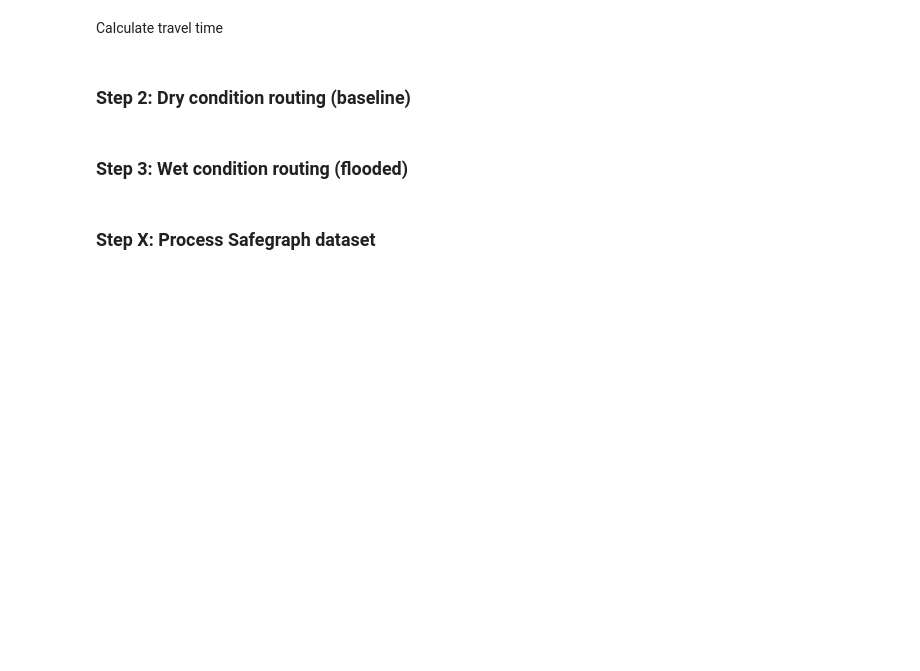
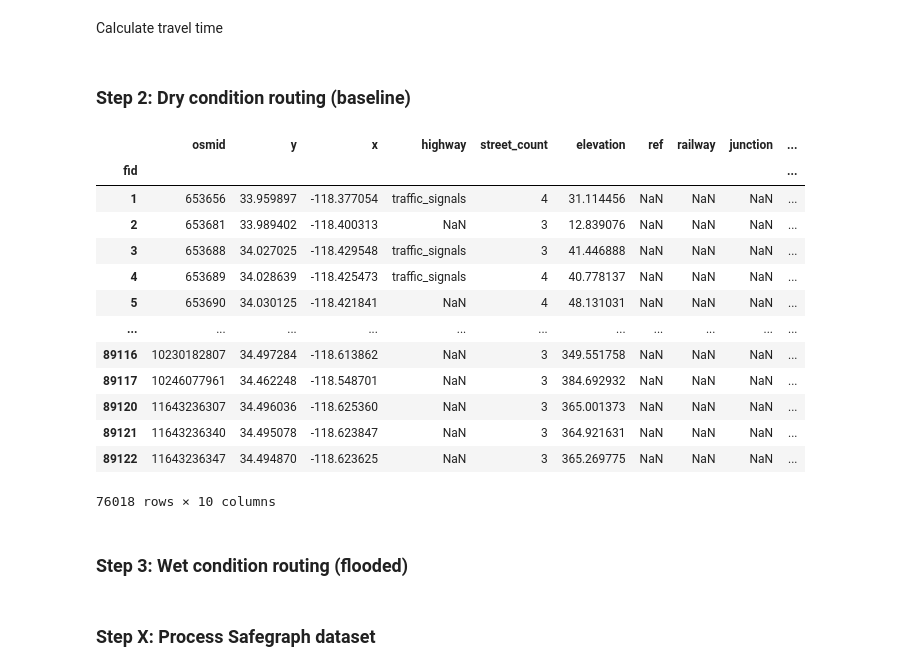
Before and after one commit to jesuslovesyiyi/Global-road-network-resilience, a Jupyter notebook: analysis/05_Validation.ipynb, the cells around one changed output. Cells and saved outputs as stored; diff of their text form; code cells hidden in the pictures; blank space fills up the shorter version.

```diff
--- a/analysis/05_Validation.ipynb
+++ b/analysis/05_Validation.ipynb
@@ -876,6 +876,23 @@ with open(home_dir + '/LA_validation/LA_lite_elev_flood_speed_time.pk', 'wb') as
 # %%
 # Load network/graph with edge speed and travel time
 LA_graph = pickle.load(open(home_dir + '/LA_validation/LA_lite_elev_flood_speed_time.pk', 'rb'))
+# %%
+node_pop_prob
+# %% [output]
+|  | osmid | y | x | highway | street_count | elevation | ref | railway | junction | ... |
+| fid |  |  |  |  |  |  |  |  |  | ... |
+| 1 | 653656 | 33.959897 | -118.377054 | traffic_signals | 4 | 31.114456 | NaN | NaN | NaN | ... |
+| 2 | 653681 | 33.989402 | -118.400313 | NaN | 3 | 12.839076 | NaN | NaN | NaN | ... |
+| 3 | 653688 | 34.027025 | -118.429548 | traffic_signals | 3 | 41.446888 | NaN | NaN | NaN | ... |
+| 4 | 653689 | 34.028639 | -118.425473 | traffic_signals | 4 | 40.778137 | NaN | NaN | NaN | ... |
+| 5 | 653690 | 34.030125 | -118.421841 | NaN | 4 | 48.131031 | NaN | NaN | NaN | ... |
+| ... | ... | ... | ... | ... | ... | ... | ... | ... | ... | ... |
+| 89116 | 10230182807 | 34.497284 | -118.613862 | NaN | 3 | 349.551758 | NaN | NaN | NaN | ... |
+| 89117 | 10246077961 | 34.462248 | -118.548701 | NaN | 3 | 384.692932 | NaN | NaN | NaN | ... |
+| 89120 | 11643236307 | 34.496036 | -118.625360 | NaN | 3 | 365.001373 | NaN | NaN | NaN | ... |
+| 89121 | 11643236340 | 34.495078 | -118.623847 | NaN | 3 | 364.921631 | NaN | NaN | NaN | ... |
+| 89122 | 11643236347 | 34.494870 | -118.623625 | NaN | 3 | 365.269775 | NaN | NaN | NaN | ... |
+76018 rows × 10 columns
 # %%
 # dry simulation
 # Load node probability
```
Also changed, not shown: parts of 2 cells of this notebook.
